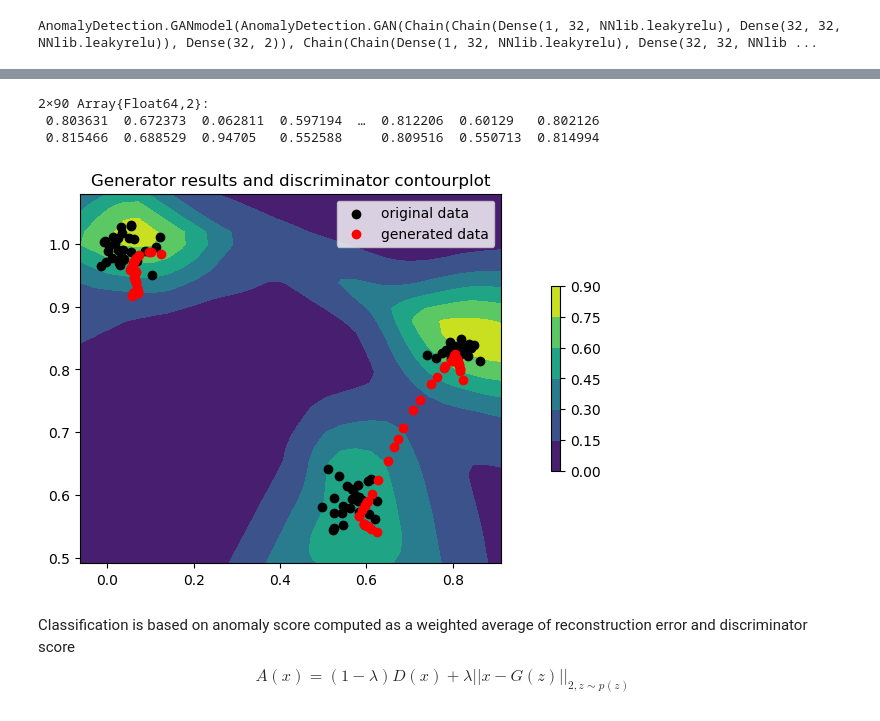
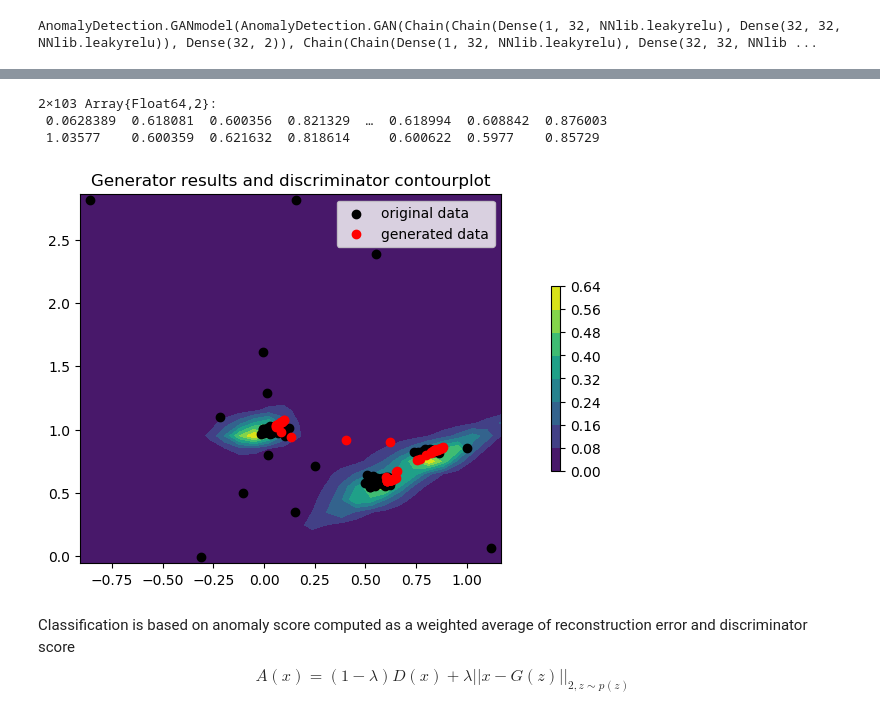
Before and after one commit to smidl/AnomalyDetection.jl, a Jupyter notebook: examples/GAN_anomaly_detection.ipynb, the cells around one changed output, grey strips where cells are left out. Cells and saved outputs as stored; diff of their text form; code cells hidden in the pictures.

```diff
--- a/examples/GAN_anomaly_detection.ipynb
+++ b/examples/GAN_anomaly_detection.ipynb
@@ -11,7 +11,8 @@ using AnomalyDetection
 # %%
 # load data
 dataset = load("toy_data_3.jld")["data"]
-x = dataset.data[:,dataset.labels.==0]
-y = dataset.labels;
-M, N = size(x)
+X = dataset.data
+Y = dataset.labels
+nX = X[:, Y.==0]
+M, N = size(X)
 # %% [output]
@@ -29,7 +30,7 @@ lambda = 0.5 # anomaly score parameter in [0, 1]
 # 1 - ignores the discriminator score
 # 0- ignores the reconstruction error score
 threshold = 0 # classification threshold, is recomputed (getthreshold or when using fit!)
-contamination = size(y[y.==1],1)/size(y, 1) # contamination ratio
+contamination = size(Y[Y.==1],1)/size(Y, 1) # contamination ratio
 L = 30 # batchsize
 iterations = 10000 # no of iterations
 cbit = 5000 # when should output be printed
@@ -71,36 +72,36 @@ reconstruction error: 0.13251442084678494
 # generate new data
 Xgen = AnomalyDetection.generate(model, N)
 # %% [output]
-2×90 Array{Float64,2}:
- 0.803631  0.672373  0.062811  0.597194  …  0.812206  0.60129   0.802126
- 0.815466  0.688529  0.94705   0.552588     0.809516  0.550713  0.814994
+2×103 Array{Float64,2}:
+ 0.0628389  0.618081  0.600356  0.821329  …  0.618994  0.608842  0.876003
+ 1.03577    0.600359  0.621632  0.818614     0.600622  0.5977    0.85729
 # %%
 # plot them
 figure()
 title("Generator results and discriminator contourplot")
 scatter(Xgen[1,:], Xgen[2,:]) # first plot jsut to get axis limits
 ax = gca()
 #ylim = ax[:get_ylim]()
 #xlim = ax[:get_xlim]()
-xlim = (min(minimum(x[1,:]), minimum(Xgen[1,:])) - 0.05,
-    max(maximum(x[1,:]), maximum(Xgen[1,:])) + 0.05)
-ylim = (min(minimum(x[2,:]), minimum(Xgen[2,:])) - 0.05,
-    max(maximum(x[2,:]), maximum(Xgen[2,:])) + 0.05)
+xlim = (min(minimum(X[1,:]), minimum(Xgen[1,:])) - 0.05,
+    max(maximum(X[1,:]), maximum(Xgen[1,:])) + 0.05)
+ylim = (min(minimum(X[2,:]), minimum(Xgen[2,:])) - 0.05,
+    max(maximum(X[2,:]), maximum(Xgen[2,:])) + 0.05)
 xx, yy = meshgrid(linspace(xlim[1], xlim[2], 30), linspace(ylim[1], ylim[2], 30))
 zz = zeros(size(xx))
 for i in 1:size(xx, 1)
     for j in 1:size(xx, 2)
         zz[i,j] = model.gan.d([xx[i,j], yy[i,j]]).data[1]
     end
 end
 axsurf = ax[:contourf](xx, yy, zz)
 cb = colorbar(axsurf, fraction = 0.05, shrink = 0.5, pad = 0.1)
-scatter(x[1,:], x[2,:], c = "k", label = "original data")
+scatter(X[1,:], X[2,:], c = "k", label = "original data")
 scatter(Xgen[1,:], Xgen[2,:], c="r", label = "generated data")
 legend()
 show()
 # %% [output]
-[figure, old version]
+[figure, new version]
 # %% [markdown]
 Classification is based on anomaly score computed as a weighted average of reconstruction error and discriminator score
 \begin{equation}
```
Also changed, not shown: parts of 6 cells of this notebook, 9 other files.
